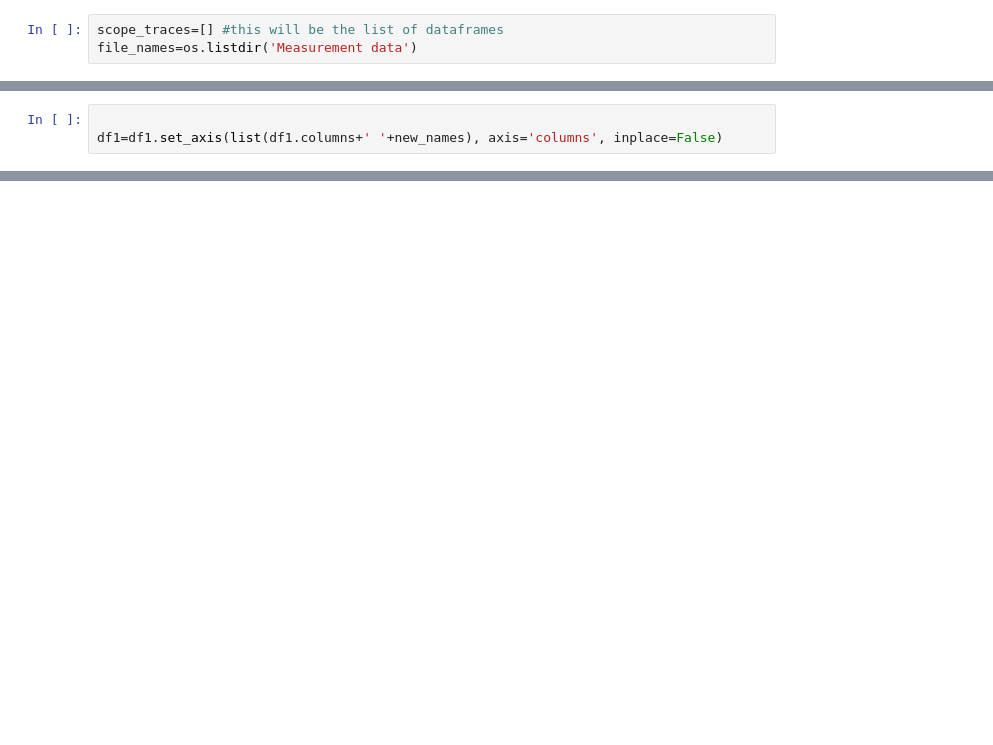
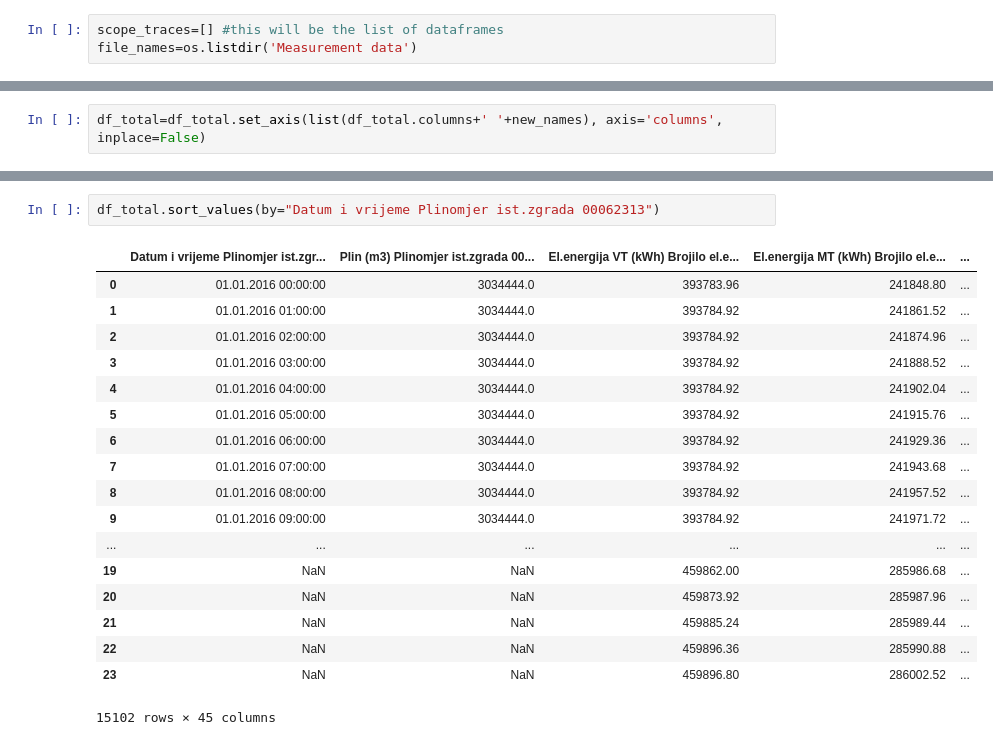
Before and after one commit to ehlimana/EMS, a Jupyter notebook: Merging_of_files.ipynb, the cells around one changed output, grey strips where cells are left out. Saved outputs shown, nothing was run; the diff lists cells and outputs as text; blank space fills up the shorter version.

```diff
--- a/Merging_of_files.ipynb
+++ b/Merging_of_files.ipynb
@@ -173,3 +122,2 @@ selected_sheet_names[18]]
 # %%
-
-df1=df1.set_axis(list(df1.columns+' '+new_names), axis='columns', inplace=False)
+df_total=df_total.set_axis(list(df_total.columns+' '+new_names), axis='columns', inplace=False)
@@ -195,0 +134,21 @@ Index(['Datum i vrijeme Plinomjer istočna zgra 00039413',
+# %%
+df_total.sort_values(by="Datum i vrijeme Plinomjer ist.zgrada 00062313")
+# %% [output]
+|  | Datum i vrijeme Plinomjer ist.zgr... | Plin (m3) Plinomjer ist.zgrada 00... | El.energija VT (kWh) Brojilo el.e... | El.energija MT (kWh) Brojilo el.e... | ... |
+| 0 | 01.01.2016 00:00:00 | 3034444.0 | 393783.96 | 241848.80 | ... |
+| 1 | 01.01.2016 01:00:00 | 3034444.0 | 393784.92 | 241861.52 | ... |
+| 2 | 01.01.2016 02:00:00 | 3034444.0 | 393784.92 | 241874.96 | ... |
+| 3 | 01.01.2016 03:00:00 | 3034444.0 | 393784.92 | 241888.52 | ... |
+| 4 | 01.01.2016 04:00:00 | 3034444.0 | 393784.92 | 241902.04 | ... |
+| 5 | 01.01.2016 05:00:00 | 3034444.0 | 393784.92 | 241915.76 | ... |
+| 6 | 01.01.2016 06:00:00 | 3034444.0 | 393784.92 | 241929.36 | ... |
+| 7 | 01.01.2016 07:00:00 | 3034444.0 | 393784.92 | 241943.68 | ... |
+| 8 | 01.01.2016 08:00:00 | 3034444.0 | 393784.92 | 241957.52 | ... |
+| 9 | 01.01.2016 09:00:00 | 3034444.0 | 393784.92 | 241971.72 | ... |
+| ... | ... | ... | ... | ... | ... |
+| 19 | NaN | NaN | 459862.00 | 285986.68 | ... |
+| 20 | NaN | NaN | 459873.92 | 285987.96 | ... |
+| 21 | NaN | NaN | 459885.24 | 285989.44 | ... |
+| 22 | NaN | NaN | 459896.36 | 285990.88 | ... |
+| 23 | NaN | NaN | 459896.80 | 286002.52 | ... |
+15102 rows × 45 columns
```
Also changed, not shown: parts of 26 cells of this notebook.
